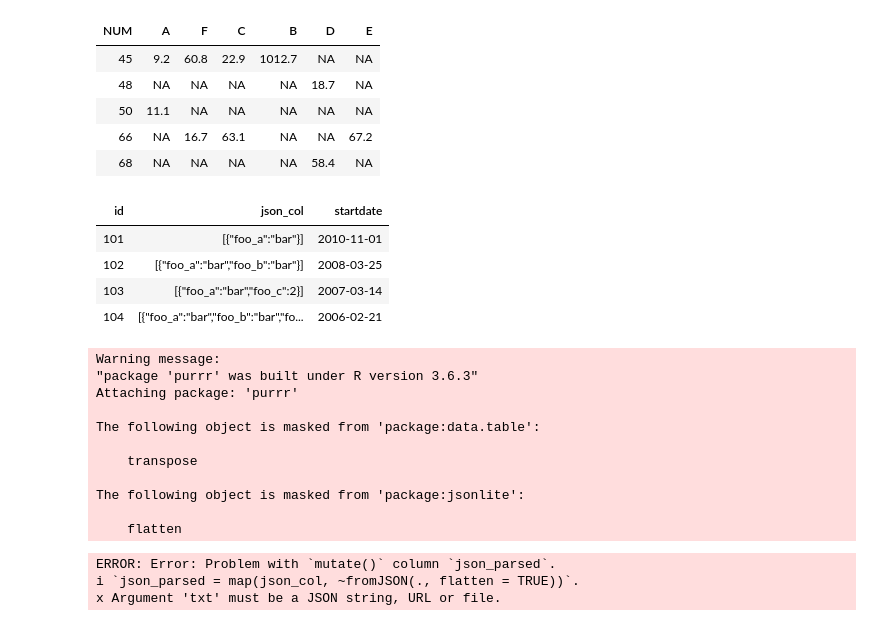
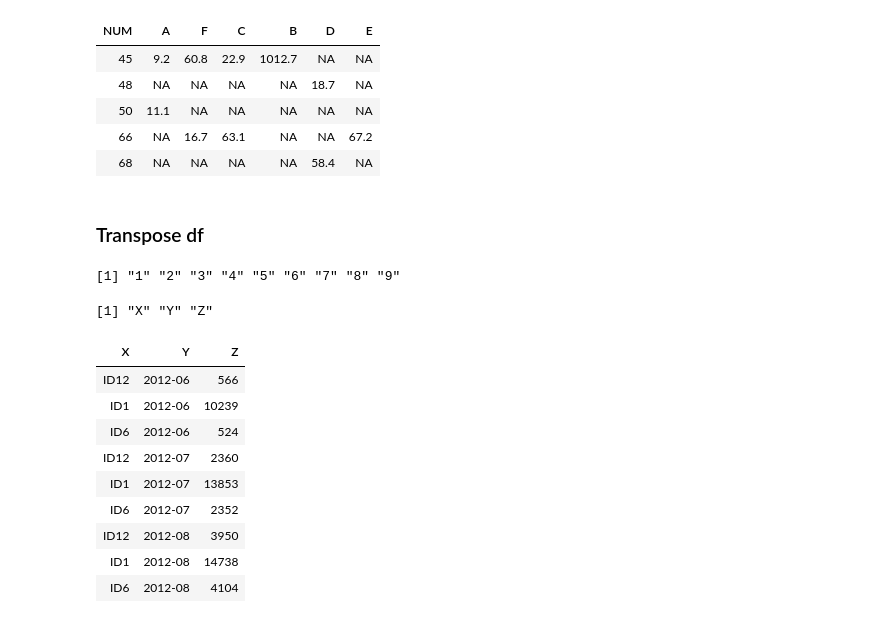
Before and after one commit to tuantla80/R-Shiny-Apps, a Jupyter notebook: R_Examples/Dataframe.ipynb, the cells around one changed output. Drawn from its saved outputs; the diff is of its cells as text; code cells hidden in the pictures.

Commit message:
add transpose df

```diff
--- a/R_Examples/Dataframe.ipynb
+++ b/R_Examples/Dataframe.ipynb
@@ -611,40 +630,0 @@ df %>%
-# %%
-sample.df <- data.frame(id = c(101, 102, 103, 104),
-                    json_col = c('[{"foo_a":"bar"}]',
-                                 '[{"foo_a":"bar","foo_b":"bar"}]',
-                                 '[{"foo_a":"bar","foo_c":2}]',
-                                 '[{"foo_a":"bar","foo_b":"bar","foo_c":2,"nested_col":{"foo_d":"bar","foo_e":3}}]'),
-                    startdate = as.Date(c('2010-11-1','2008-3-25','2007-3-14','2006-2-21')))
-sample.df
-# %% [output]
-| id | json_col | startdate |
-| 101 | [{"foo_a":"bar"}] | 2010-11-01 |
-| 102 | [{"foo_a":"bar","foo_b":"bar"}] | 2008-03-25 |
-| 103 | [{"foo_a":"bar","foo_c":2}] | 2007-03-14 |
-| 104 | [{"foo_a":"bar","foo_b":"bar","fo... | 2006-02-21 |
-# %%
-
-library(tidyr)
-library(purrr)
-library(jsonlite)
-
-sample.df %>%
-  mutate(
-    json_parsed = map(json_col, ~ fromJSON(., flatten=TRUE))
-  ) %>%
-  unnest(json_parsed)
-# %% [output]
-Warning message:
-"package 'purrr' was built under R version 3.6.3"
-Attaching package: 'purrr'
-
-The following object is masked from 'package:data.table':
-
-    transpose
-
-The following object is masked from 'package:jsonlite':
-
-    flatten
-ERROR: Error: Problem with `mutate()` column `json_parsed`.
-i `json_parsed = map(json_col, ~fromJSON(., flatten = TRUE))`.
-x Argument 'txt' must be a JSON string, URL or file.
@@ -695,0 +631,29 @@ df1
+# %% [markdown]
+### Transpose df
+# %%
+data <- read.table(text="X Y    Z
+                   ID12   2012-06    566
+                   ID1    2012-06  10239
+                   ID6    2012-06    524
+                   ID12   2012-07   2360
+                   ID1    2012-07   13853
+                   ID6    2012-07    2352
+                   ID12   2012-08   3950
+                   ID1    2012-08   14738
+                   ID6    2012-08   4104",header=TRUE)
+rownames(data)
+colnames(data)
+data
+# %% [output]
+[1] "1" "2" "3" "4" "5" "6" "7" "8" "9"
+[1] "X" "Y" "Z"
+| X | Y | Z |
+| ID12 | 2012-06 | 566 |
+| ID1 | 2012-06 | 10239 |
+| ID6 | 2012-06 | 524 |
+| ID12 | 2012-07 | 2360 |
+| ID1 | 2012-07 | 13853 |
+| ID6 | 2012-07 | 2352 |
+| ID12 | 2012-08 | 3950 |
+| ID1 | 2012-08 | 14738 |
+| ID6 | 2012-08 | 4104 |
```
Also changed, not shown: parts of 42 cells of this notebook.
